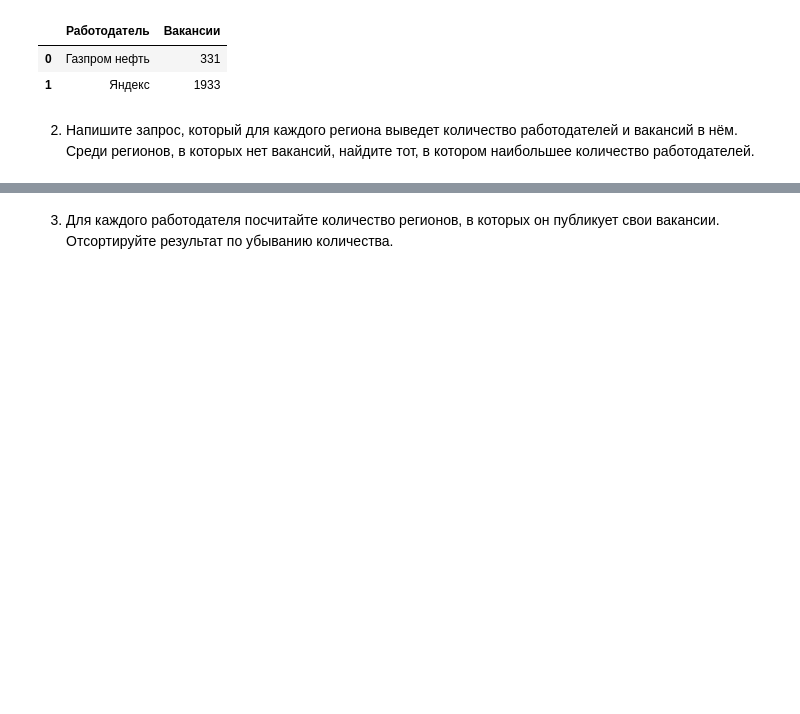
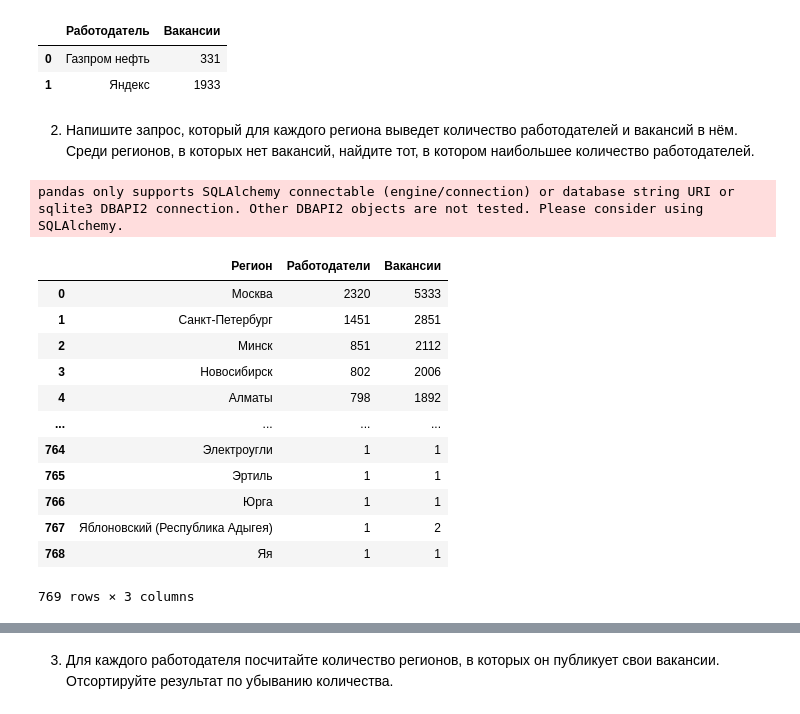
Before and after one commit to HunterV1rus/SF_DS, a Jupyter notebook: Skillfactory/Project_2/Project_2_Ноутбук_шаблон.ipynb, the cells around one changed output, grey strips where cells are left out. Drawn from its saved outputs; the diff is of its cells as text; code cells hidden in the pictures; blank space fills up the shorter version.

Commit message:
начало анализа результатов

```diff
--- a/Skillfactory/Project_2/Project_2_Ноутбук_шаблон.ipynb
+++ b/Skillfactory/Project_2/Project_2_Ноутбук_шаблон.ipynb
@@ -258,4 +271,36 @@ df
 # %% [markdown]
 2. Напишите запрос, который для каждого региона выведет количество работодателей и вакансий в нём.
 Среди регионов, в которых нет вакансий, найдите тот, в котором наибольшее количество работодателей.
+# %%
+# текст запроса, который для каждого региона выведет количество работодателей и вакансий в нём.
+query_5_2_1 = f'''
+SELECT DISTINCT
+    a.name "Регион",
+    count(DISTINCT e.id) "Работодатели",
+    count(v.id) "Вакансии"
+FROM areas a
+    JOIN vacancies v ON v.area_id = a.id
+    JOIN employers e ON e.id = v.employer_id
+GROUP BY a.id
+ORDER BY 2 DESC
+'''
+# %%
+# результат запроса
+df = pd.read_sql_query(query_5_2_1, connection)
+df
+# %% [output]
+pandas only supports SQLAlchemy connectable (engine/connection) or database string URI or sqlite3 DBAPI2 connection. Other DBAPI2 objects are not tested. Please consider using SQLAlchemy.
+|  | Регион | Работодатели | Вакансии |
+| 0 | Москва | 2320 | 5333 |
+| 1 | Санкт-Петербург | 1451 | 2851 |
+| 2 | Минск | 851 | 2112 |
+| 3 | Новосибирск | 802 | 2006 |
+| 4 | Алматы | 798 | 1892 |
+| ... | ... | ... | ... |
+| 764 | Электроугли | 1 | 1 |
+| 765 | Эртиль | 1 | 1 |
+| 766 | Юрга | 1 | 1 |
+| 767 | Яблоновский (Республика Адыгея) | 1 | 2 |
+| 768 | Яя | 1 | 1 |
+769 rows × 3 columns
 # %%
```
Also changed, not shown: parts of 17 cells of this notebook.
